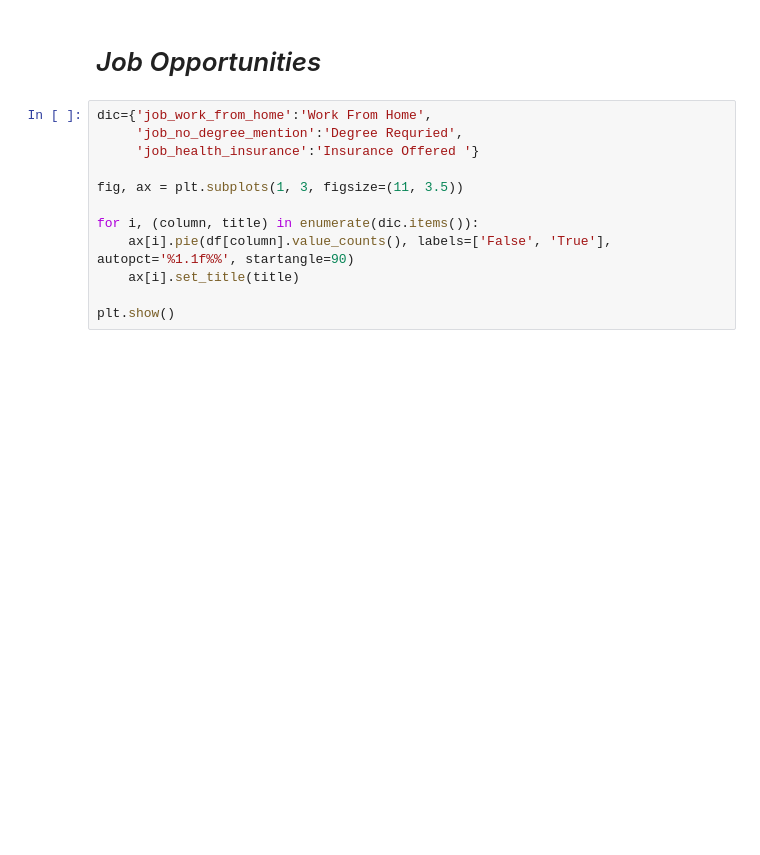
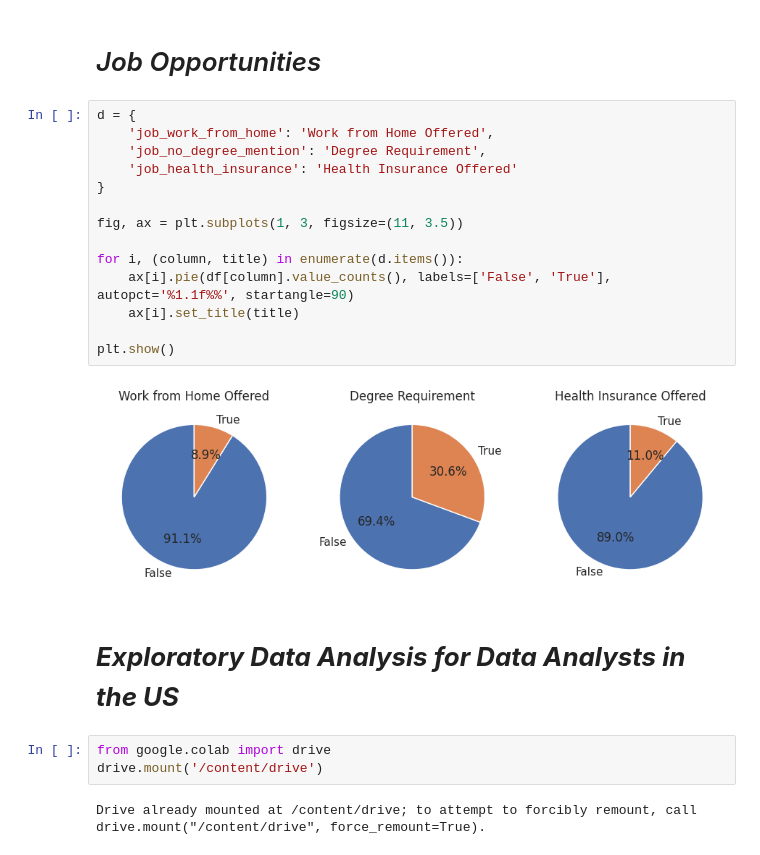
Before and after one commit to Codebyjanhvi/Data_Analysis_-Projects, a Jupyter notebook: Exploratory_Data_Analysis.ipynb, the cells around one changed output. Drawn from its saved outputs; the diff is of its cells as text; blank space fills up the shorter version.

```diff
--- a/Exploratory_Data_Analysis.ipynb
+++ b/Exploratory_Data_Analysis.ipynb
@@ -67,14 +75,25 @@ plt.show()
 # %% [markdown]
 # *Job Opportunities*
 # %%
-dic={'job_work_from_home':'Work From Home',
-     'job_no_degree_mention':'Degree Requried',
-     'job_health_insurance':'Insurance Offered '}
+d = {
+    'job_work_from_home': 'Work from Home Offered',
+    'job_no_degree_mention': 'Degree Requirement',
+    'job_health_insurance': 'Health Insurance Offered'
+}
 
 fig, ax = plt.subplots(1, 3, figsize=(11, 3.5))
 
-for i, (column, title) in enumerate(dic.items()):
+for i, (column, title) in enumerate(d.items()):
     ax[i].pie(df[column].value_counts(), labels=['False', 'True'], autopct='%1.1f%%', startangle=90)
     ax[i].set_title(title)
 
 plt.show()
+# %% [output]
+[figure, added]
+# %% [markdown]
+# ***Exploratory Data Analysis for Data Analysts in the US***
+# %%
+from google.colab import drive
+drive.mount('/content/drive')
+# %% [output]
+Drive already mounted at /content/drive; to attempt to forcibly remount, call drive.mount("/content/drive", force_remount=True).
```
Also changed, not shown: parts of 12 cells of this notebook.
